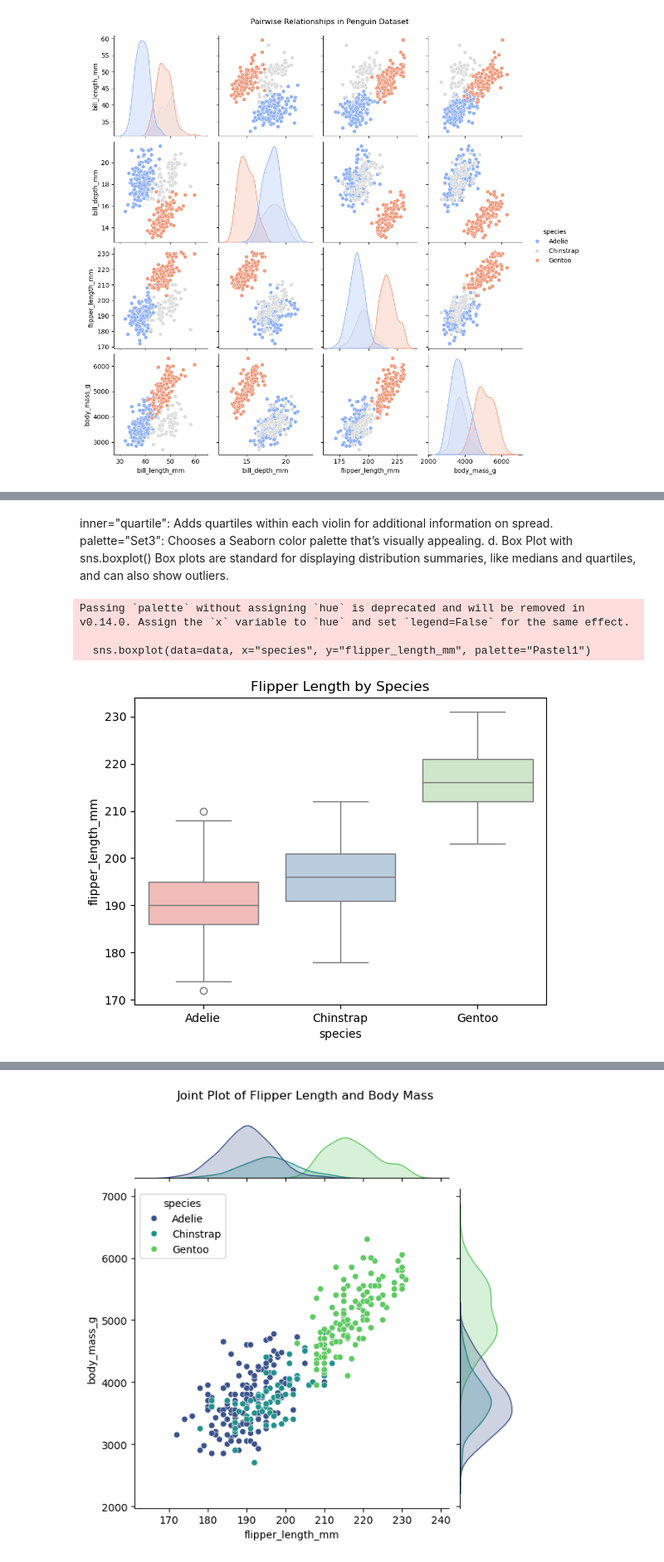
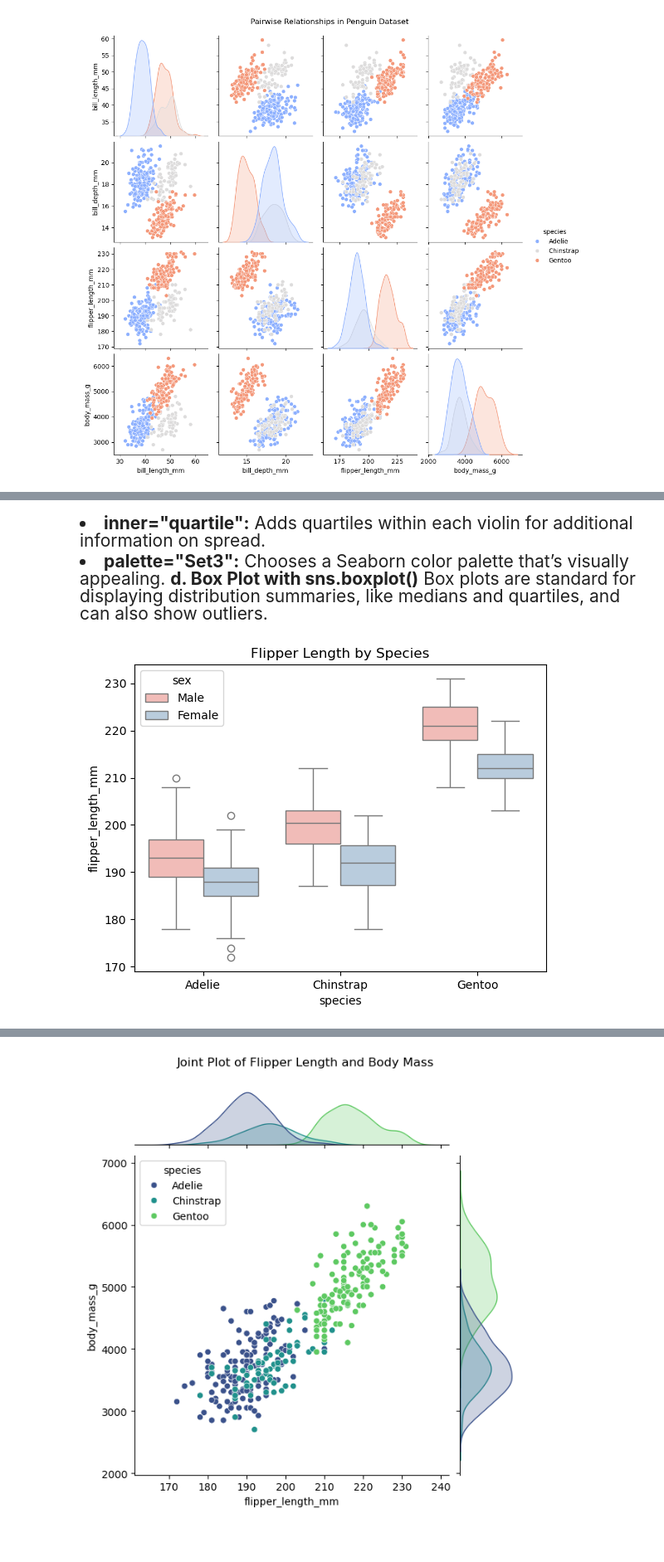
Before and after one commit to hfakour/Matplotlib_Seaborn_Tutorial, a Jupyter notebook: Matplotlib.ipynb, the cells around one changed output, grey strips where cells are left out. Shown at 83% size. Cells and saved outputs as stored; diff of their text form; code cells hidden in the pictures; blank space fills up the shorter version.

```diff
--- a/Matplotlib.ipynb
+++ b/Matplotlib.ipynb
@@ -770,16 +887,13 @@ Passing `palette` without assigning `hue` is deprecated and will be removed in v
 # %% [markdown]
-inner="quartile": Adds quartiles within each violin for additional information on spread.
-palette="Set3": Chooses a Seaborn color palette that’s visually appealing.
-d. Box Plot with sns.boxplot()
+<li style="font-family:Helvica; font-size:21px; "><b>inner="quartile":</b> Adds quartiles within each violin for additional information on spread.
+<li style="font-family:Helvica; font-size:21px; "><b>palette="Set3":</b> Chooses a Seaborn color palette that’s visually appealing.</br></br>
+<b>d. Box Plot with sns.boxplot()</b></br>
 Box plots are standard for displaying distribution summaries, like medians and quartiles, and can also show outliers.
 # %%
 # Box plot for flipper length across species
-sns.boxplot(data=data, x="species", y="flipper_length_mm", palette="Pastel1")
+sns.boxplot(data=data, x="species", y="flipper_length_mm",hue="sex", palette="Pastel1")
 plt.title("Flipper Length by Species")
 plt.show()
 # %% [output]
-Passing `palette` without assigning `hue` is deprecated and will be removed in v0.14.0. Assign the `x` variable to `hue` and set `legend=False` for the same effect.
-
-  sns.boxplot(data=data, x="species", y="flipper_length_mm", palette="Pastel1")
-[figure, old version]
+[figure, new version]
 # %% [markdown]
```
Also changed, not shown: parts of 65 cells of this notebook.
